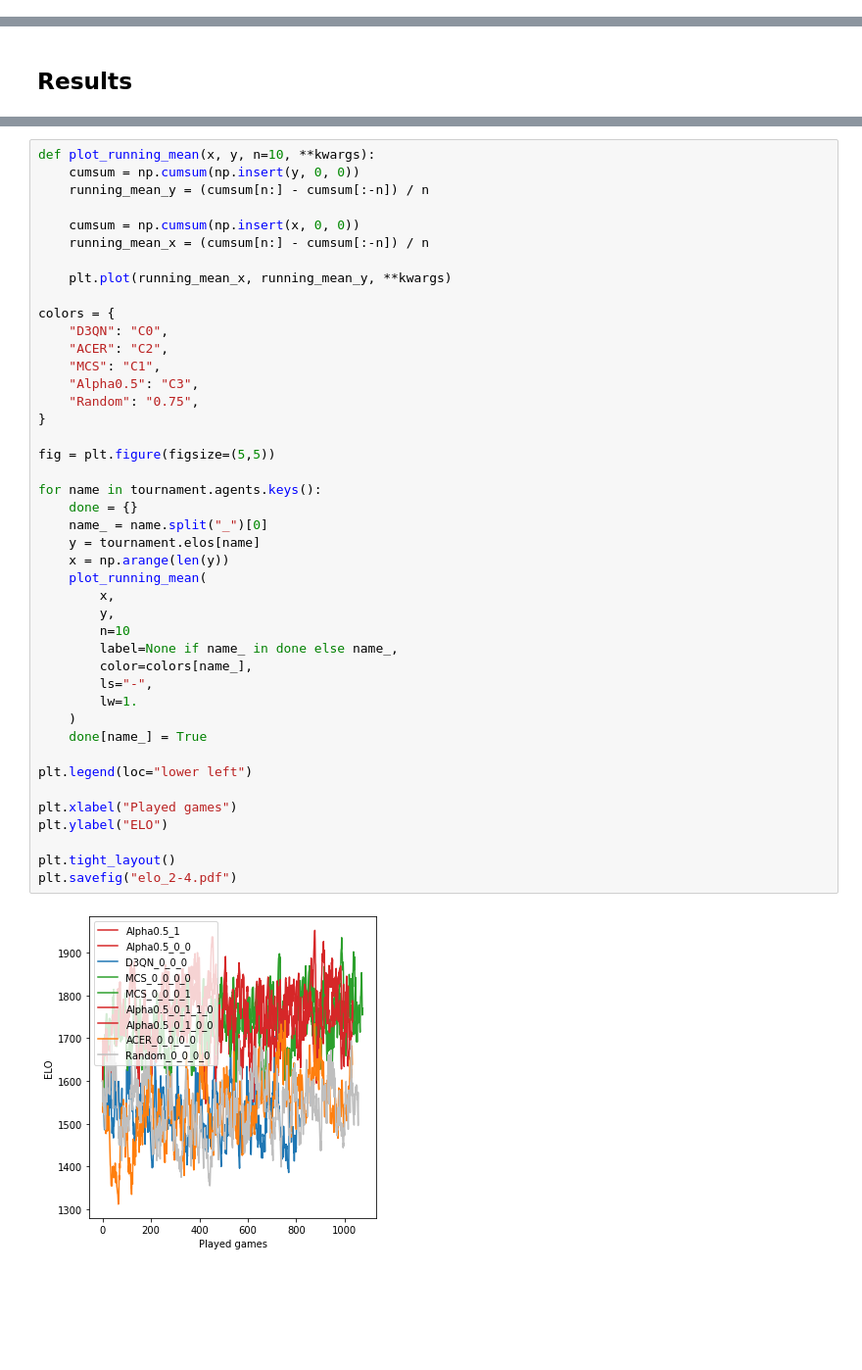
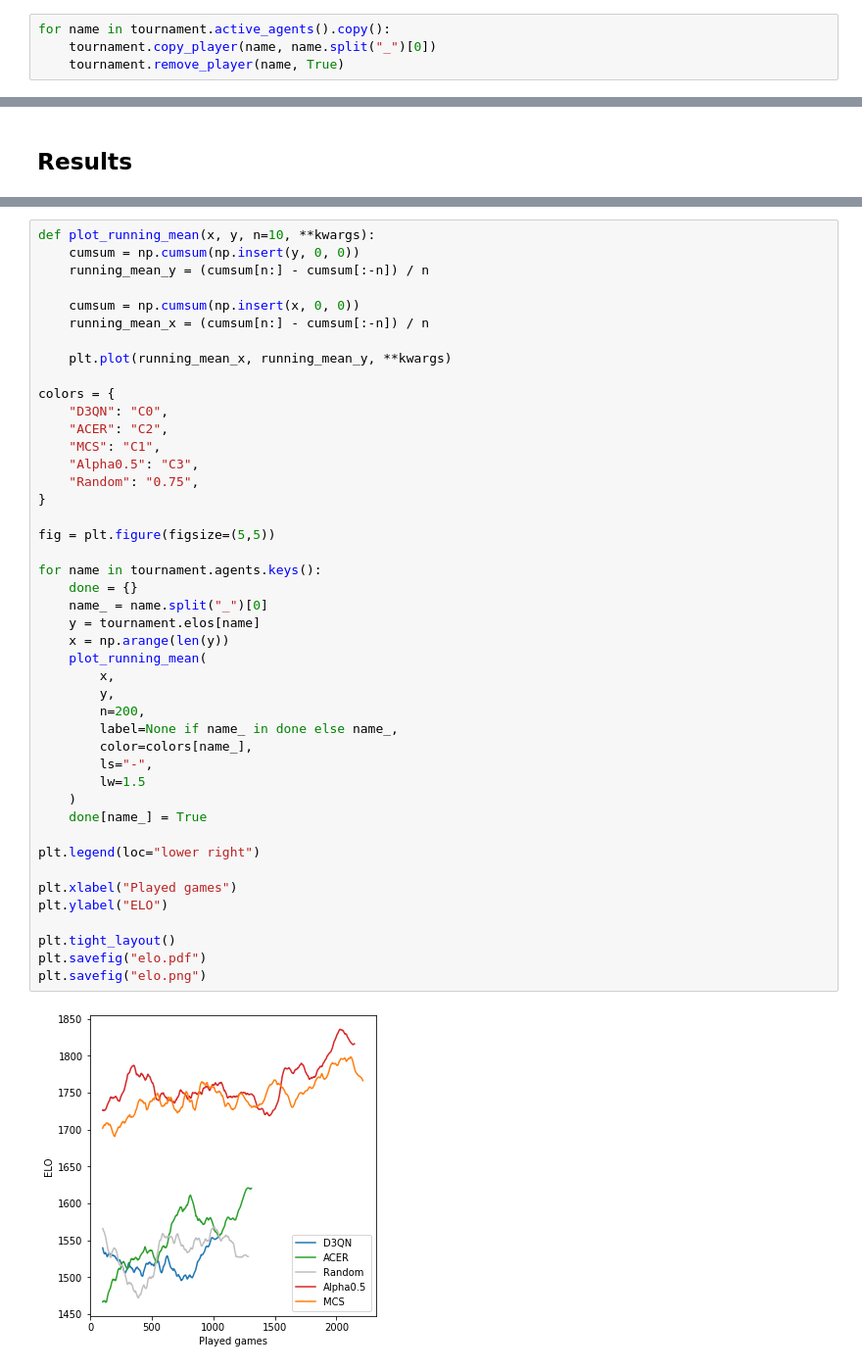
Before and after one commit to johannbrehmer/rl-6-nimmt, a Jupyter notebook: experiments/simple_tournament.ipynb, the cells around one changed output, grey strips where cells are left out. Shown: that part at 98% size. Drawn from its saved outputs; the diff is of its cells as text; blank space fills up the shorter version.

```diff
--- a/experiments/simple_tournament.ipynb
+++ b/experiments/simple_tournament.ipynb
@@ -293,0 +327,4 @@ pickle.dump((agents, tournament), open( "./.tournament3.pickle", "wb" ))
+# %%
+for name in tournament.active_agents().copy():
+    tournament.copy_player(name, name.split("_")[0])
+    tournament.remove_player(name, True)
@@ -327,35 +371,36 @@ def plot_running_mean(x, y, n=10, **kwargs):
 colors = {
     "D3QN": "C0",
     "ACER": "C2",
     "MCS": "C1",
     "Alpha0.5": "C3",
     "Random": "0.75",
 }
 
 fig = plt.figure(figsize=(5,5))
 
 for name in tournament.agents.keys():
     done = {}
     name_ = name.split("_")[0]
     y = tournament.elos[name]
     x = np.arange(len(y))
     plot_running_mean(
         x,
         y,
-        n=10
+        n=200,
         label=None if name_ in done else name_,
         color=colors[name_],
         ls="-",
-        lw=1.
+        lw=1.5
     )
     done[name_] = True
 
-plt.legend(loc="lower left")
+plt.legend(loc="lower right")
 
 plt.xlabel("Played games")
 plt.ylabel("ELO")
 
 plt.tight_layout()
-plt.savefig("elo_2-4.pdf")
+plt.savefig("elo.pdf")
+plt.savefig("elo.png")
 # %% [output]
-[figure, old version]
+[figure, new version]
```
Also changed, not shown: parts of 18 cells of this notebook, 3 other files.
